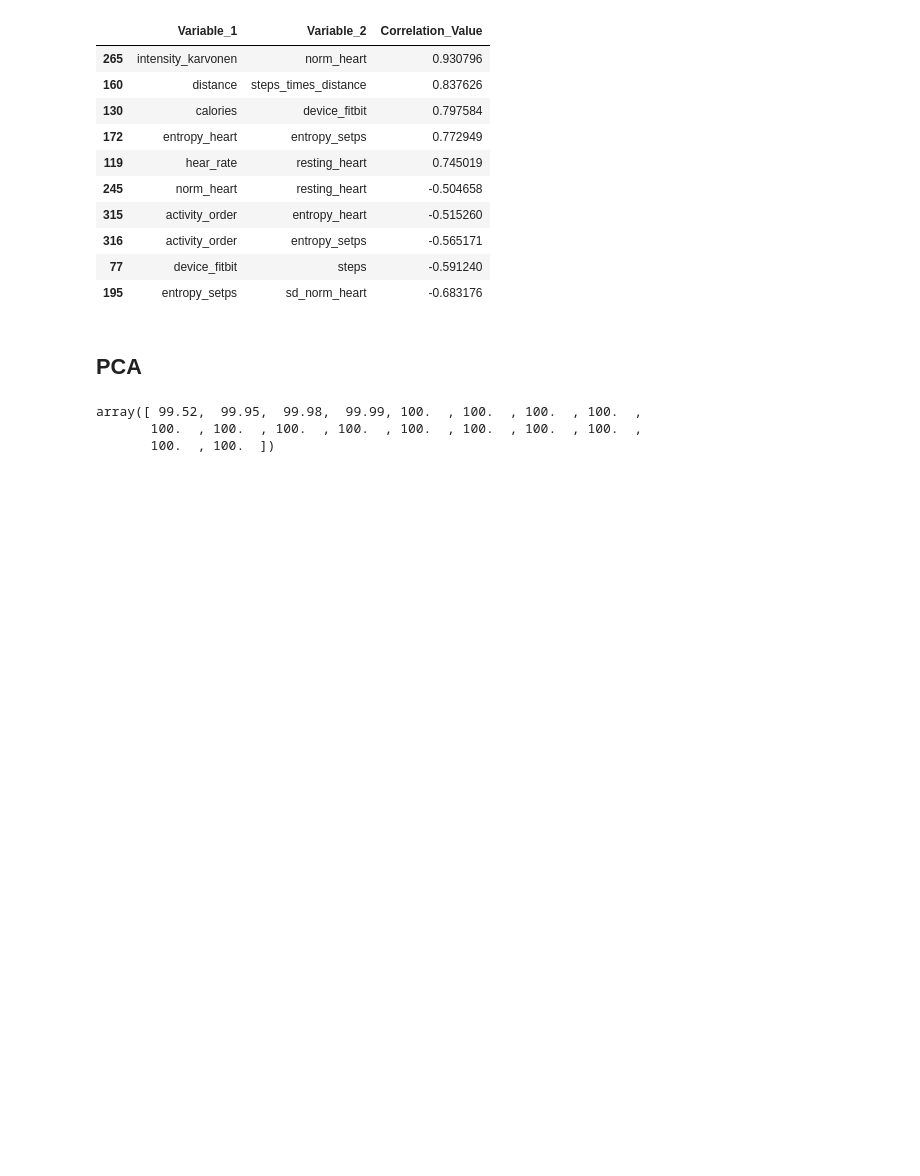
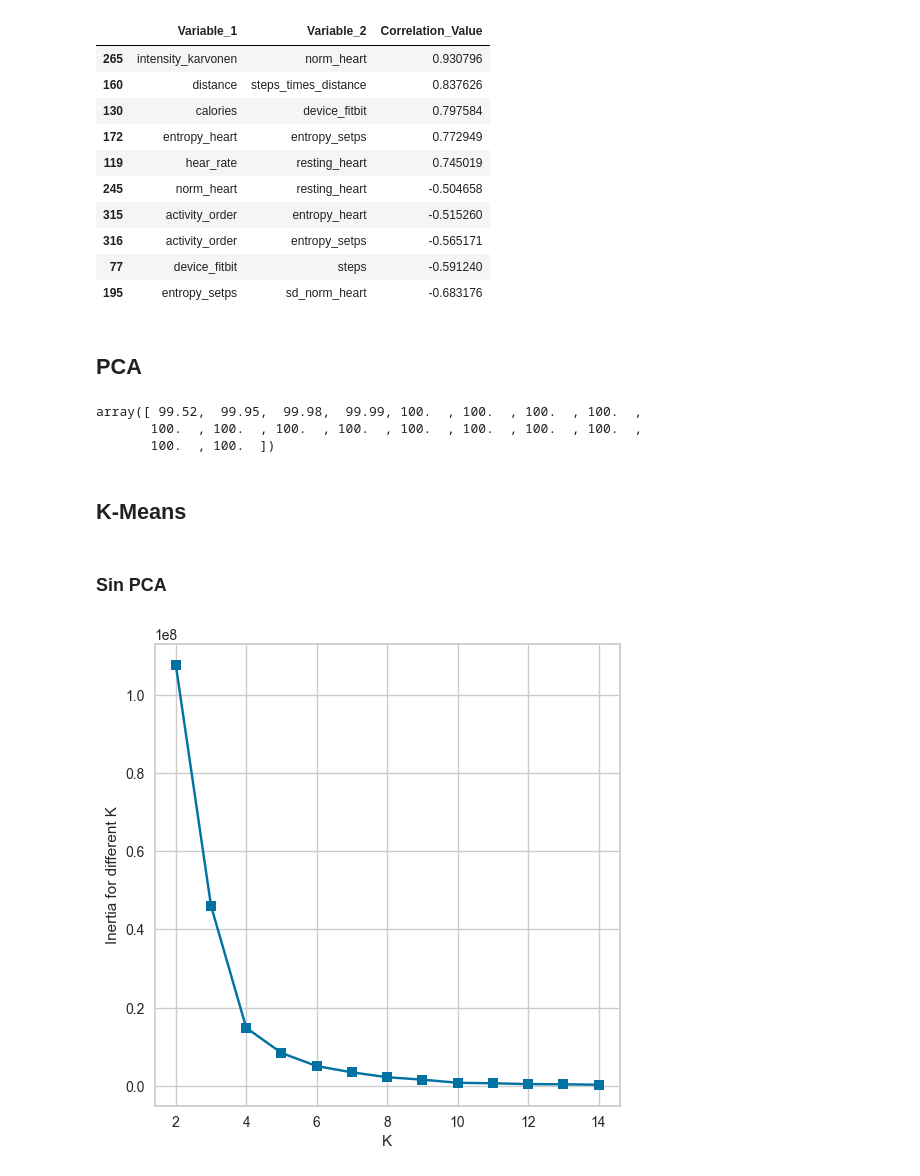
Before and after one commit to alejo-cuello/bootcamp-ds-mlops, a Jupyter notebook: 06-clustering/experimentos/experiment-group-by-person.ipynb, the cells around one changed output. Drawn from its saved outputs; the diff is of its cells as text; code cells hidden in the pictures; blank space fills up the shorter version.

Commit message:
[update] kmeans con pca y sin pca

```diff
--- a/06-clustering/experimentos/experiment-group-by-person.ipynb
+++ b/06-clustering/experimentos/experiment-group-by-person.ipynb
@@ -255,3 +245,27 @@ np.cumsum(np.round(var, decimals=4)*100)
 array([ 99.52,  99.95,  99.98,  99.99, 100.  , 100.  , 100.  , 100.  ,
        100.  , 100.  , 100.  , 100.  , 100.  , 100.  , 100.  , 100.  ,
        100.  , 100.  ])
+# %% [markdown]
+## K-Means
+# %% [markdown]
+### Sin PCA
+# %%
+sum_of_squared_distances = []
+silhouette_scores = []
+
+K = range(2,15)
+for _ in K:
+    km_pca = KMeans(n_clusters = _)
+    y = km_pca.fit_predict(data_by_person)
+    sum_of_squared_distances.append(km_pca.inertia_)
+    silhouette_scores.append(silhouette_score(data_by_person,y))
+# %%
+fig = plt.figure(figsize=(6,6))
+plt.plot(K, sum_of_squared_distances, 'bs-')
+plt.grid(True)
+plt.xlabel('K')
+plt.ylabel('Inertia')
+plt.ylabel('Inertia for different K')
+plt.show()
+# %% [output]
+[figure, added]
```
Also changed, not shown: parts of 15 cells of this notebook.
